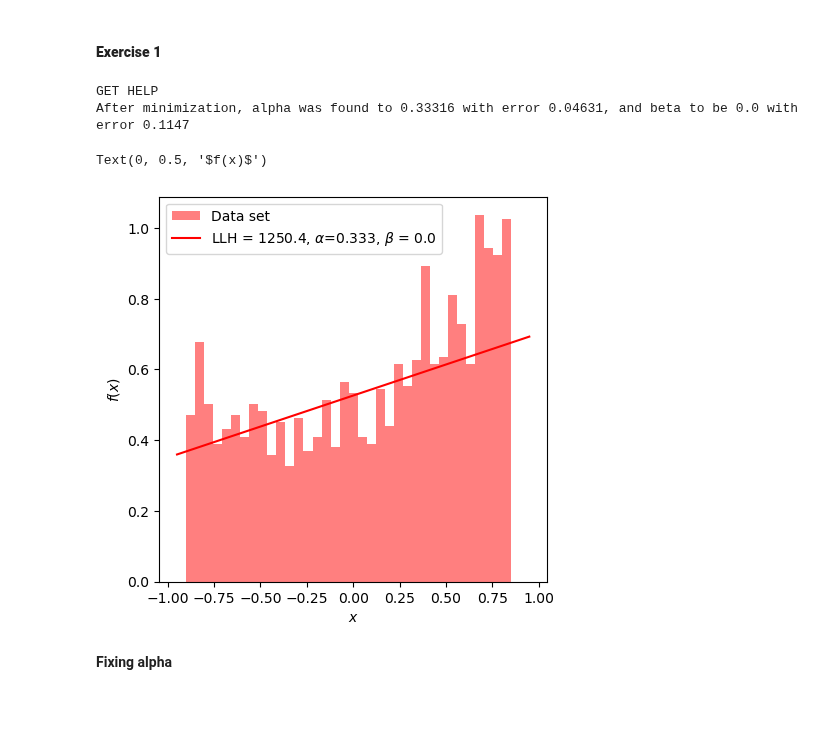
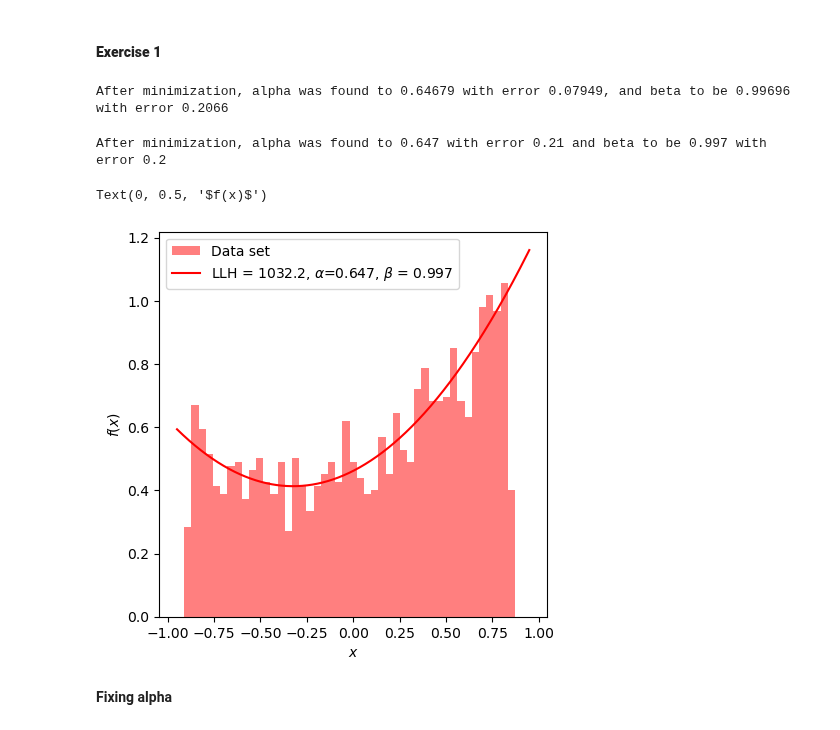
Before and after one commit to Gullaschen/AMAS, a Jupyter notebook: Week 3/Exercise_Confidence.ipynb, the cells around one changed output. Saved outputs shown, nothing was run; the diff lists cells and outputs as text; code cells hidden in the pictures.

```diff
--- a/Week 3/Exercise_Confidence.ipynb
+++ b/Week 3/Exercise_Confidence.ipynb
@@ -13,11 +13,32 @@ colors = ['crimson','midnightblue', 'violet','orange','springgreen','dodgerblue'
 plt.rcParams['axes.prop_cycle'] = plt.cycler(color=colors)
 # %% [markdown]
 #### **Exercise 1**
+# %%
+df_ab = pd.read_csv('ParameterEstimation_Ex1.txt',header=None)
+df_ab.columns = ['Data']
+data_array = df_ab['Data'].values
+
+x_min = np.min(data_array)
+x_max = np.max(data_array)
 # %%
 def likelihood(x,alpha,beta):
     pdf = 1 + alpha*x + beta*x**2
+    #integral , _ = quad(lambda x: 1 + alpha*x + beta*x**2,-0.95,0.95)
     norm = (6859 * beta + 22800) / 12000
+    #norm = 2+(2*beta/3)
     return np.where(np.abs(x) <= 0.95, pdf/norm, 0.)
+
+def likelihood(x, alpha, beta):
+    # Function to integrate
+    func = lambda x: 1 + alpha*x + beta*x**2
+
+    norm, _ = quad(func, x_min, x_max)
+
+    pdf = 1 + alpha*x + beta*x**2
+
+    normalized_pdf = pdf / norm
+
+    return normalized_pdf
 
 def likelihood_changed_limits(x,alpha,beta):
     pdf = 1 + alpha*x + beta*x**2
@@ -27,13 +48,17 @@ def likelihood_changed_limits(x,alpha,beta):
 def log_likelihood(x,alpha,beta):
     return np.sum(np.log(likelihood(x,alpha,beta)),axis=1)
 
+def neg_log_likelihood(alpha,beta,x):
+    return -np.sum(np.log(likelihood(x,alpha,beta)),axis=1)
+
 def log_likelihood_0(x,alpha,beta):
     return np.sum(np.log(likelihood(x,alpha,beta)),axis=0)
 
 def gen_MC(alpha,beta,_num_samples):
 
     #We will define a simple linear space in x and evaluate the PDF over this range.
-    xrange = np.linspace(-0.95,0.95,100)
+    #xrange = np.linspace(-0.95,0.95,100)
+    xrange = np.linspace(-0.9,0.85,1000)
     pdf_curve = likelihood(xrange,alpha,beta)
 
     #Next, we will find where the PDF evaluated on xrange has its maximum.
@@ -43,7 +68,8 @@ def gen_MC(alpha,beta,_num_samples):
 
     #We sample uniformly from both x and the "pdf" (in reality just a variable that goes along the y-axis) to
     #populate the accept-reject box.
-    x_samples = np.random.uniform(-0.95,0.95,_num_samples)
+    #x_samples = np.random.uniform(-0.95,0.95,_num_samples)
+    x_samples = np.random.uniform(-0.9,0.85,_num_samples)
     pdf_samples = np.random.uniform(min_value,max_value,_num_samples)
 
     #Then, we will actually evaluate the PDFs at our x_samples given the likelihood function we defined.
@@ -60,32 +82,42 @@ data_array = df_ab['Data'].values
+# %%
+lambda_neg_LLH = lambda params: -log_likelihood_0(data_array,params[0],params[1])
+
+res = minimize(lambda_neg_LLH,x0=[0.56,0.99],bounds=((0,1),(0,1)),method='L-BFGS-B')
+
+errors = np.sqrt(np.diag(res.hess_inv.todense()))
+
+min_a , min_b = res.x
+
+print(f'After minimization, alpha was found to {min_a:.05} with error {errors[0]:.04}, and beta to be {min_b:.05} with error {errors[1]:.04}')
+# %% [output]
+After minimization, alpha was found to 0.64679 with error 0.07949, and beta to be 0.99696 with error 0.2066
 # %%
 lambda_neg_LLH = lambda params: -log_likelihood(data_array,
                                 np.expand_dims([params[0]],axis=1),np.expand_dims([params[1]],axis=1))
 
-res = minimize(lambda_neg_LLH,x0=[0.4,0.4],bounds=((0,1),(0,1)),method='L-BFGS-B')
+res = minimize(lambda_neg_LLH,x0=[0.56,0.56],bounds=((0,1),(0,2)),method='L-BFGS-B')
 errors = np.sqrt(np.diag(res.hess_inv.todense()))
 
-min_a , min_b = res.x
+min_a , min_b = res['x']
 
-print(f'GET HELP')
-print(f'After minimization, alpha was found to {min_a:.05} with error {errors[0]:.04}, and beta to be {min_b:.05} with error {errors[1]:.04}')
+print(f'After minimization, alpha was found to {min_a:.03} with error {errors[0]:.02} and beta to be {min_b:.03} with error {errors[1]:.02}')
 # %% [output]
-GET HELP
-After minimization, alpha was found to 0.33316 with error 0.04631, and beta to be 0.0 with error 0.1147
+After minimization, alpha was found to 0.647 with error 0.21 and beta to be 0.997 with error 0.2
 # %%
 plt.figure(figsize = (5,5))
 
 x_range = np.linspace(-0.95,0.95,2000)
 
-plt.hist(data_array,bins=np.linspace(-0.95,0.95,30),density=True,alpha=0.5,label = 'Data set',color='red')
+plt.hist(data_array,bins=np.linspace(-0.95,0.95,50),density=True,alpha=0.5,label = 'Data set',color='red')
 plt.plot(x_range,likelihood(x_range,alpha=min_a,beta=min_b),
          label=fr'LLH = {res.fun:.05}, $\alpha$={min_a:.03}, $\beta$ = {min_b:.03}',linestyle='-',color='red')
 
 plt.legend(loc = 'upper left',frameon = True)
 plt.xlabel('$x$')
 plt.ylabel('$f(x)$')
 # %% [output]
 Text(0, 0.5, '$f(x)$')
-[figure, old version]
+[figure, new version]
 # %%
 N = 500 # How many pseudo-trials
 MC_per_iter = 2000 # How many MC points to be generated per pseudo-trial
```
Also changed, not shown: parts of 11 cells of this notebook.
